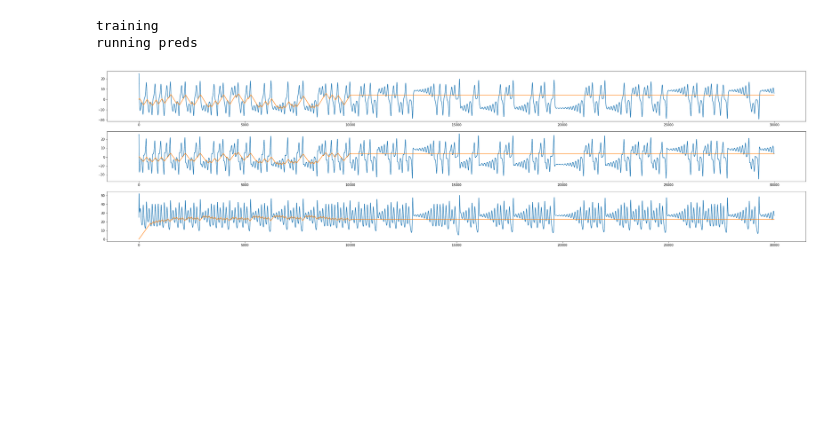
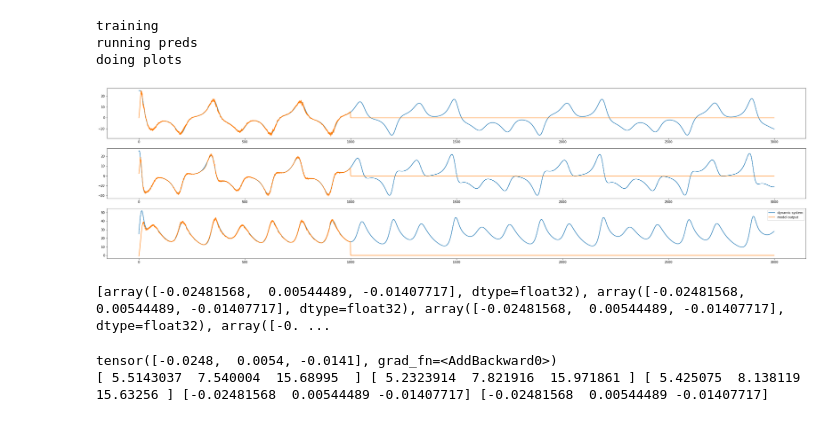
Before and after one commit to bucketfish0000/reservoirtoy, a Jupyter notebook: maintest.ipynb, the cells around one changed output. Cells and saved outputs as stored; diff of their text form; code cells hidden in the pictures; blank space fills up the shorter version.

Commit message:
unfixed static output

```diff
--- a/maintest.ipynb
+++ b/maintest.ipynb
@@ -1,12 +1,32 @@
-# %%
-import importlib
-import main,input,reservoir,output
-importlib.reload(main)
-importlib.reload(input)
-importlib.reload(reservoir)
-importlib.reload(output)
-main.main()
-# %% [output]
-training
-running preds
-[figure, removed]
+# %%
+import importlib
+import main,input,reservoir,output
+importlib.reload(main)
+importlib.reload(input)
+importlib.reload(reservoir)
+importlib.reload(output)
+
+
+d_r=1000 #dimension of reservoir
+tp=1/3 #training portion of lorenz data, always<1. e.g. tp=2/3 means first 2/3 of the generated dynamic system data used for training
+lr=.001 #learning rate for training
+#adjust more params of the original dynamic system generated in input.lorenz() of input.py or in any call site of this func.
+#most other params are using hyperparam from Hybrid Forecasting of Chaotic Processing paper (2018), Pathak et al..
+i,r,o,train,pred=main.main(d_r,tp,lr)
+print(pred)
+
+#graph plots x,y,z coordinates from both the generated dynamic system and the RP output against time.
+# %% [output]
+training
+running preds
+doing plots
+[figure, added]
+[array([-0.02481568,  0.00544489, -0.01407717], dtype=float32), array([-0.02481568,  0.00544489, -0.01407717], dtype=float32), array([-0.02481568,  0.00544489, -0.01407717], dtype=float32), array([-0. ...
+# %%
+import torch
+import numpy
+print(o.out(torch.FloatTensor(numpy.zeros(d_r))))
+print(train[-3],train[-2],train[-1],pred[0],pred[1])
+# %% [output]
+tensor([-0.0248,  0.0054, -0.0141], grad_fn=<AddBackward0>)
+[ 5.5143037  7.540004  15.68995  ] [ 5.2323914  7.821916  15.971861 ] [ 5.425075  8.138119 15.63256 ] [-0.02481568  0.00544489 -0.01407717] [-0.02481568  0.00544489 -0.01407717]
```
Also changed, not shown: 5 other files.
